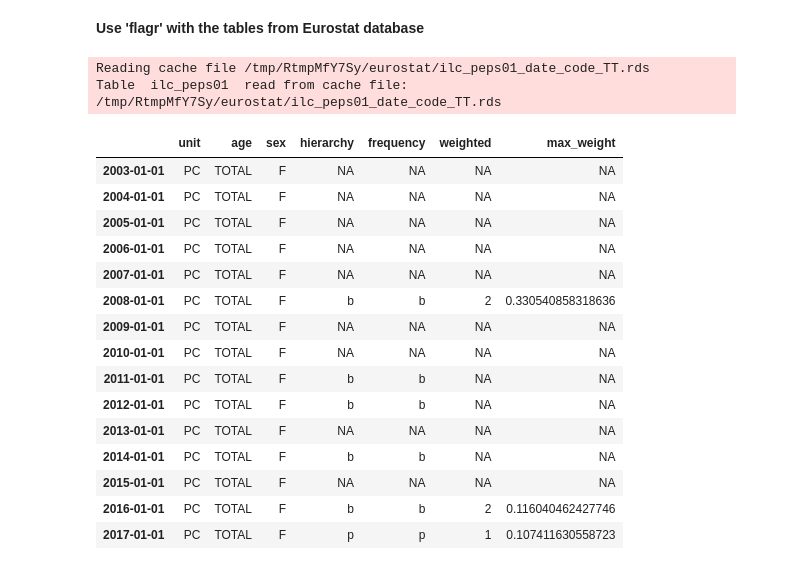
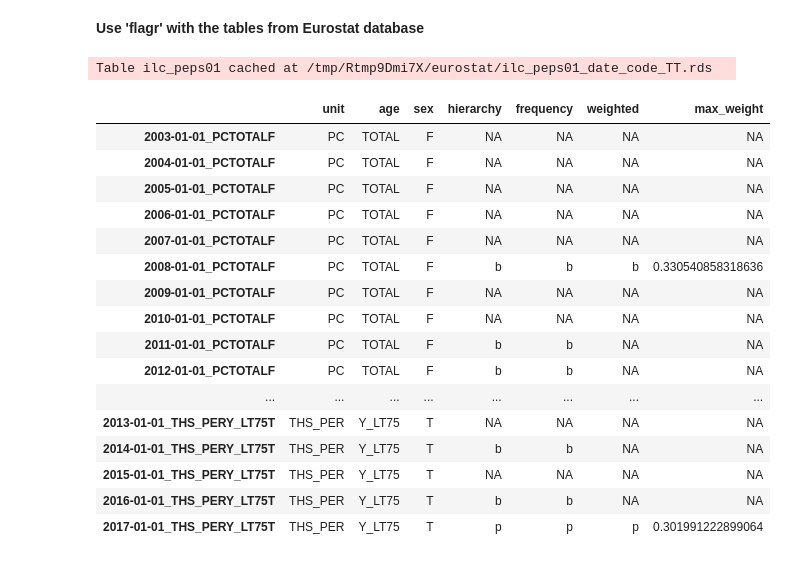
Before and after one commit to eurostat/PRost, a Jupyter notebook: notebooks/eurostat_flagr_test.ipynb, the cells around one changed output. Saved outputs shown, nothing was run; the diff lists cells and outputs as text; code cells hidden in the pictures.

```diff
--- a/notebooks/eurostat_flagr_test.ipynb
+++ b/notebooks/eurostat_flagr_test.ipynb
@@ -126,46 +126,47 @@ $`2015-01-01`[[2]]
 # %%
 tbl_name="ilc_peps01"
 data<-get_eurostat(tbl_name,keepFlags=T)
 data<-data[data$geo %in% eu_countries$code,]
 cn<-ncol(data)
 data$id<-do.call(paste0, data[c(1:(cn-4))])
 bdown<-unique(data$id)
-cond<-bdown[1]
 cnames<-colnames(data[,c(1:(cn-4))])
-ss<-data[data$id==cond,c((cn-3):(cn))]
 
-flags <- spread(ss[, c(1:3)], key = time, value = flags)
-hierarchy_flag<-propagate_flag(flags[, c(2:ncol(flags))],"hierarchy","estat")
-frequency_flag<-propagate_flag(flags[, c(2:ncol(flags))],"frequency")
-flags<-flags[, c(2:ncol(flags))]
-weights <- spread(ss[, c(1, 3:4)], key = time, value = values)
-weights<-weights[, c(2:ncol(weights))]
-weighted_flag<-propagate_flag(flags,"weighted",flag_weights=weights,threshold=0.1)
-
-
-out<-cbind(unique(data[data$id==cond,c(1:(cn-4))]),data.frame(unlist(hierarchy_flag)),data.frame(unlist(frequency_flag)),t(sapply(weighted_flag,unlist)))
-colnames(out)<-c(cnames,"hierarchy","frequency","weighted","max_weight")
-out
 add_flag<-function(cond){
+    ss<-data[data$id==cond,c((cn-3):(cn))]
+    flags <- spread(ss[, c(1:3)], key = time, value = flags)
+    hierarchy_flag<-propagate_flag(flags[, c(2:ncol(flags))],"hierarchy","estat")
+    frequency_flag<-propagate_flag(flags[, c(2:ncol(flags))],"frequency")
+    flags<-flags[, c(2:ncol(flags))]
+    weights <- spread(ss[, c(1, 3:4)], key = time, value = values)
+    weights<-weights[, c(2:ncol(weights))]
+    weighted_flag<-propagate_flag(flags,"weighted",flag_weights=weights,threshold=0.1)
+    out<-cbind(unique(data[data$id==cond,c(1:(cn-4))]),
+               data.frame(unlist(hierarchy_flag)),
+               data.frame(unlist(frequency_flag)),
+               t(sapply(weighted_flag,unlist)))
+    colnames(out)<-c(cnames,"hierarchy","frequency","weighted","max_weight")
+    rownames(out)<-paste0(rownames(out),"_",cond)
+    out
 }
 
-#sapply(bdown,FUN=add_flag)
+do.call(rbind,lapply(bdown,add_flag))
 # %% [output]
-Reading cache file /tmp/RtmpMfY7Sy/eurostat/ilc_peps01_date_code_TT.rds
-Table  ilc_peps01  read from cache file:  /tmp/RtmpMfY7Sy/eurostat/ilc_peps01_date_code_TT.rds
+Table ilc_peps01 cached at /tmp/Rtmp9Dmi7X/eurostat/ilc_peps01_date_code_TT.rds
 |  | unit | age | sex | hierarchy | frequency | weighted | max_weight |
-| 2003-01-01 | PC | TOTAL | F | NA | NA | NA | NA |
-| 2004-01-01 | PC | TOTAL | F | NA | NA | NA | NA |
-| 2005-01-01 | PC | TOTAL | F | NA | NA | NA | NA |
-| 2006-01-01 | PC | TOTAL | F | NA | NA | NA | NA |
-| 2007-01-01 | PC | TOTAL | F | NA | NA | NA | NA |
-| 2008-01-01 | PC | TOTAL | F | b | b | 2 | 0.330540858318636 |
-| 2009-01-01 | PC | TOTAL | F | NA | NA | NA | NA |
-| 2010-01-01 | PC | TOTAL | F | NA | NA | NA | NA |
-| 2011-01-01 | PC | TOTAL | F | b | b | NA | NA |
-| 2012-01-01 | PC | TOTAL | F | b | b | NA | NA |
-| 2013-01-01 | PC | TOTAL | F | NA | NA | NA | NA |
-| 2014-01-01 | PC | TOTAL | F | b | b | NA | NA |
-| 2015-01-01 | PC | TOTAL | F | NA | NA | NA | NA |
-| 2016-01-01 | PC | TOTAL | F | b | b | 2 | 0.116040462427746 |
-| 2017-01-01 | PC | TOTAL | F | p | p | 1 | 0.107411630558723 |
+| 2003-01-01_PCTOTALF | PC | TOTAL | F | NA | NA | NA | NA |
+| 2004-01-01_PCTOTALF | PC | TOTAL | F | NA | NA | NA | NA |
+| 2005-01-01_PCTOTALF | PC | TOTAL | F | NA | NA | NA | NA |
+| 2006-01-01_PCTOTALF | PC | TOTAL | F | NA | NA | NA | NA |
+| 2007-01-01_PCTOTALF | PC | TOTAL | F | NA | NA | NA | NA |
+| 2008-01-01_PCTOTALF | PC | TOTAL | F | b | b | b | 0.330540858318636 |
+| 2009-01-01_PCTOTALF | PC | TOTAL | F | NA | NA | NA | NA |
+| 2010-01-01_PCTOTALF | PC | TOTAL | F | NA | NA | NA | NA |
+| 2011-01-01_PCTOTALF | PC | TOTAL | F | b | b | NA | NA |
+| 2012-01-01_PCTOTALF | PC | TOTAL | F | b | b | NA | NA |
+| ... | ... | ... | ... | ... | ... | ... | ... |
+| 2013-01-01_THS_PERY_LT75T | THS_PER | Y_LT75 | T | NA | NA | NA | NA |
+| 2014-01-01_THS_PERY_LT75T | THS_PER | Y_LT75 | T | b | b | NA | NA |
+| 2015-01-01_THS_PERY_LT75T | THS_PER | Y_LT75 | T | NA | NA | NA | NA |
+| 2016-01-01_THS_PERY_LT75T | THS_PER | Y_LT75 | T | b | b | NA | NA |
+| 2017-01-01_THS_PERY_LT75T | THS_PER | Y_LT75 | T | p | p | p | 0.301991222899064 |
```
